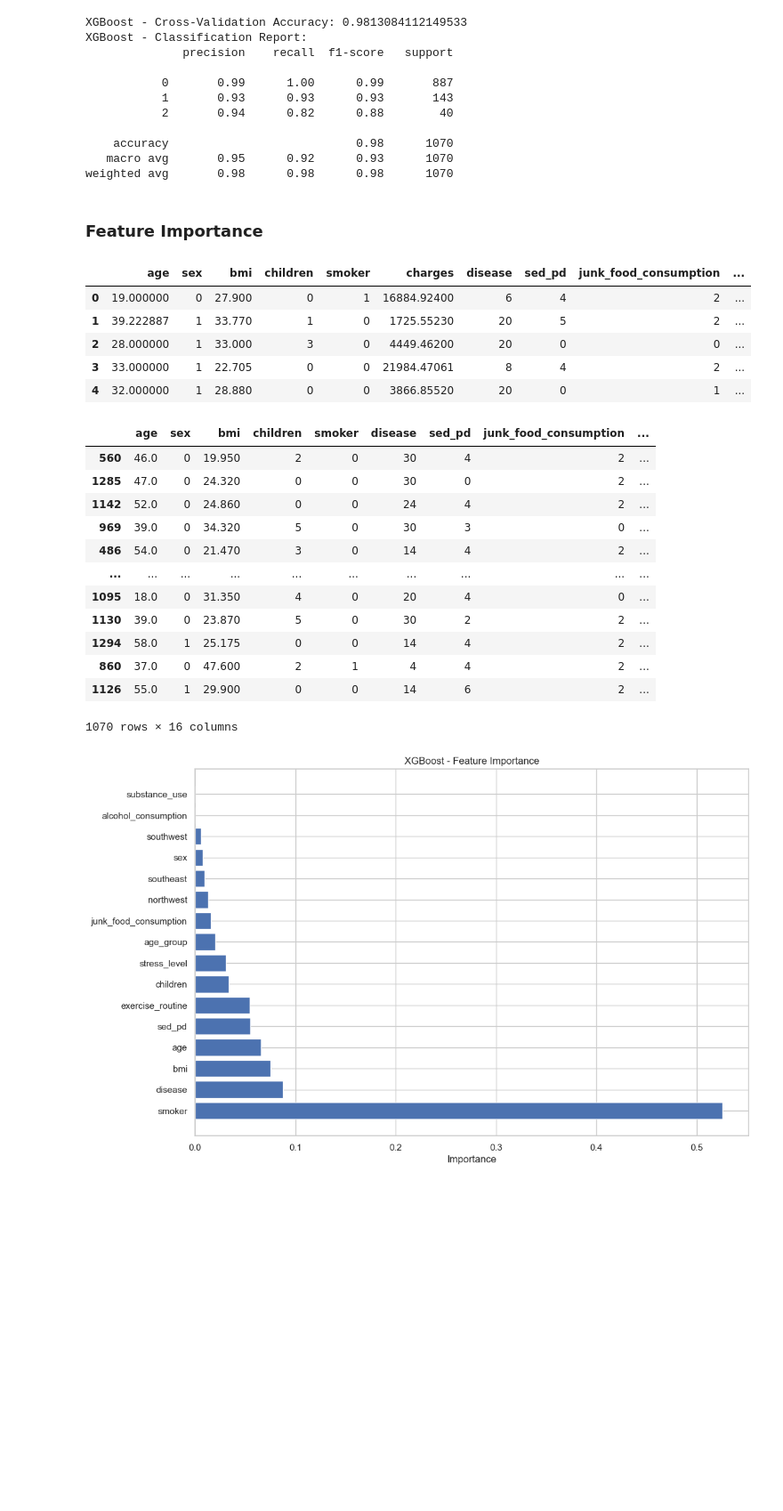
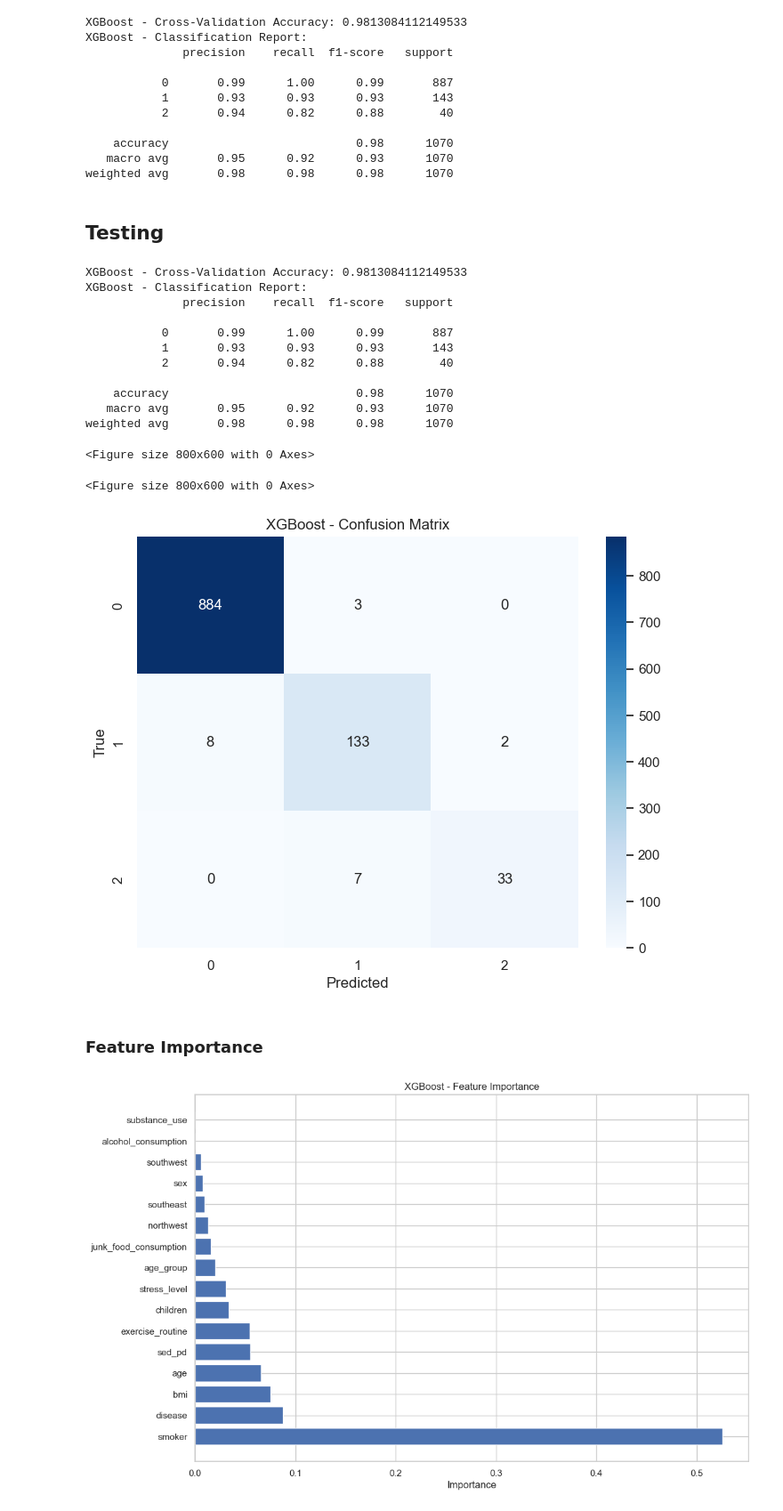
Before and after one commit to Rakshya8/Medical_prediction, a Jupyter notebook: medical insurance.ipynb, the cells around one changed output. Shown at 89% size. Cells and saved outputs as stored; diff of their text form; code cells hidden in the pictures; blank space fills up the shorter version.

```diff
--- a/medical insurance.ipynb
+++ b/medical insurance.ipynb
@@ -841,33 +834,47 @@ XGBoost - Classification Report:
     accuracy                           0.98      1070
    macro avg       0.95      0.92      0.93      1070
 weighted avg       0.98      0.98      0.98      1070
+# %% [markdown]
+## Testing
+# %%
+from sklearn.metrics import confusion_matrix
+accuracy = accuracy_score(y_train, y_pred_cv)
+print(f'XGBoost - Cross-Validation Accuracy: {accuracy}')
+
+# Calculate and print the classification report
+report = classification_report(y_train, y_pred_cv)
+print('XGBoost - Classification Report:')
+print(report)
+
+class_labels = np.unique(y_train)
+
+# Confusion Matrix
+cm = confusion_matrix(y_train, y_pred_cv)
+
+# Plot Confusion Matrix
+plt.figure(figsize=(8, 6))
+sns.heatmap(cm, annot=True, fmt='d', cmap='Blues', xticklabels=class_labels, yticklabels=class_labels)
+plt.title('XGBoost - Confusion Matrix')
+plt.xlabel('Predicted')
+plt.ylabel('True')
+plt.show()
+# %% [output]
+XGBoost - Cross-Validation Accuracy: 0.9813084112149533
+XGBoost - Classification Report:
+              precision    recall  f1-score   support
+
+           0       0.99      1.00      0.99       887
+           1       0.93      0.93      0.93       143
+           2       0.94      0.82      0.88        40
+
+    accuracy                           0.98      1070
+   macro avg       0.95      0.92      0.93      1070
+weighted avg       0.98      0.98      0.98      1070
+<Figure size 800x600 with 0 Axes>
+<Figure size 800x600 with 0 Axes>
+[figure, added]
 # %% [markdown]
 ### Feature Importance
-# %%
-df.head()
-# %% [output]
-|  | age | sex | bmi | children | smoker | charges | disease | sed_pd | junk_food_consumption | ... |
-| 0 | 19.000000 | 0 | 27.900 | 0 | 1 | 16884.92400 | 6 | 4 | 2 | ... |
-| 1 | 39.222887 | 1 | 33.770 | 1 | 0 | 1725.55230 | 20 | 5 | 2 | ... |
-| 2 | 28.000000 | 1 | 33.000 | 3 | 0 | 4449.46200 | 20 | 0 | 0 | ... |
-| 3 | 33.000000 | 1 | 22.705 | 0 | 0 | 21984.47061 | 8 | 4 | 2 | ... |
-| 4 | 32.000000 | 1 | 28.880 | 0 | 0 | 3866.85520 | 20 | 0 | 1 | ... |
-# %%
-X_train
-# %% [output]
-|  | age | sex | bmi | children | smoker | disease | sed_pd | junk_food_consumption | ... |
-| 560 | 46.0 | 0 | 19.950 | 2 | 0 | 30 | 4 | 2 | ... |
-| 1285 | 47.0 | 0 | 24.320 | 0 | 0 | 30 | 0 | 2 | ... |
-| 1142 | 52.0 | 0 | 24.860 | 0 | 0 | 24 | 4 | 2 | ... |
-| 969 | 39.0 | 0 | 34.320 | 5 | 0 | 30 | 3 | 0 | ... |
-| 486 | 54.0 | 0 | 21.470 | 3 | 0 | 14 | 4 | 2 | ... |
-| ... | ... | ... | ... | ... | ... | ... | ... | ... | ... |
-| 1095 | 18.0 | 0 | 31.350 | 4 | 0 | 20 | 4 | 0 | ... |
-| 1130 | 39.0 | 0 | 23.870 | 5 | 0 | 30 | 2 | 2 | ... |
-| 1294 | 58.0 | 1 | 25.175 | 0 | 0 | 14 | 4 | 2 | ... |
-| 860 | 37.0 | 0 | 47.600 | 2 | 1 | 4 | 4 | 2 | ... |
-| 1126 | 55.0 | 1 | 29.900 | 0 | 0 | 14 | 6 | 2 | ... |
-1070 rows × 16 columns
 # %%
 # Specify the XGBoost classifier with the best parameters
 xgboost_classifier = xgb.XGBClassifier(objective='multi:softmax', num_class=3, random_state=42, scale_pos_weight=1.0)
```
Also changed, not shown: parts of 6 cells of this notebook.
